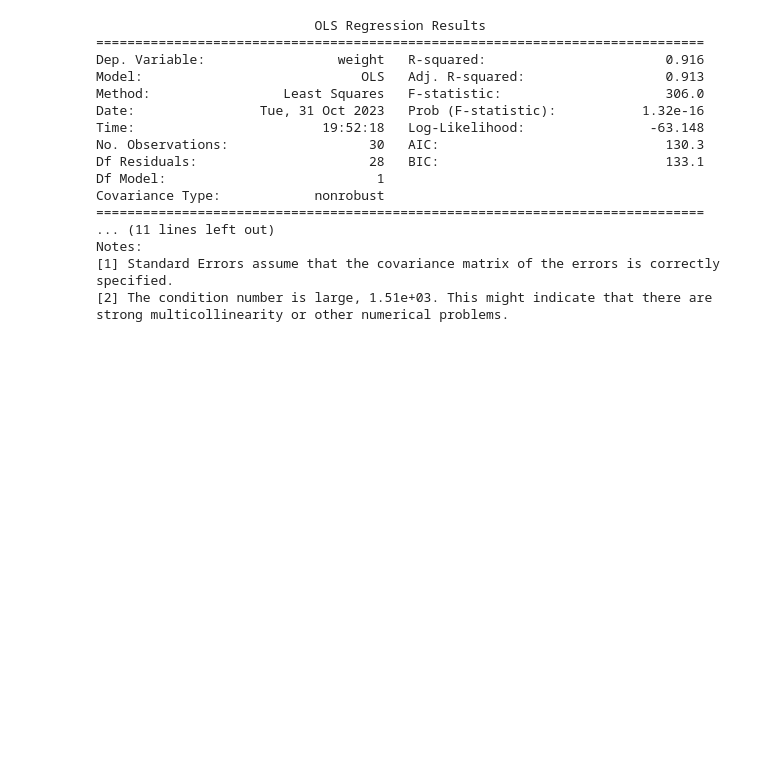
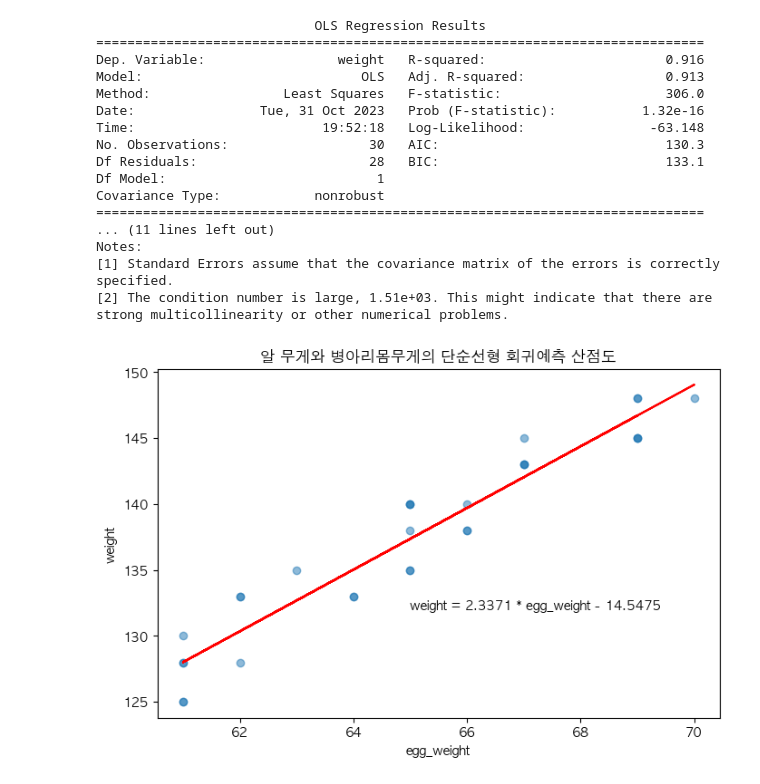
Before and after one commit to hyejinbeck/Chick-Growth, a Jupyter notebook: Analysis.ipynb, the cells around one changed output. Drawn from its saved outputs; the diff is of its cells as text; code cells hidden in the pictures; blank space fills up the shorter version.

```diff
--- a/Analysis.ipynb
+++ b/Analysis.ipynb
@@ -636,3 +647,25 @@ Notes:
 [1] Standard Errors assume that the covariance matrix of the errors is correctly specified.
 [2] The condition number is large, 1.51e+03. This might indicate that there are
 strong multicollinearity or other numerical problems.
+# %%
+#################################################### 단순선형 회귀분석 "산점도"
+# egg_weight(x)에 따른 weight(y) 몸무게 산점도
+
+# 네모칸
+plt.figure(figsize=(8,5))
+
+# x축에 egg_weight을, y축에 weight을, 그리고 투명도 0.5으로
+plt.scatter(w.egg_weight, w.weight, alpha=.5)
+
+# 단순선형으로 예측된 회귀선 그리기
+plt.plot(w.egg_weight, w.egg_weight*2.3371 - 14.5475, color = 'red')
+
+# 텍스트 내용 작성  (가로 많을수록 오른쪽, 세로 높을수록 위에)
+plt.text(65, 132, 'weight = 2.3371 * egg_weight - 14.5475', fontsize= 10)
+
+plt.title('알 무게와 병아리몸무게의 단순선형 회귀예측 산점도')
+plt.xlabel('egg_weight')
+plt.ylabel('weight')
+plt.show()
+# %% [output]
+[figure, added]
```
Also changed, not shown: parts of 29 cells of this notebook, 1 other file.
